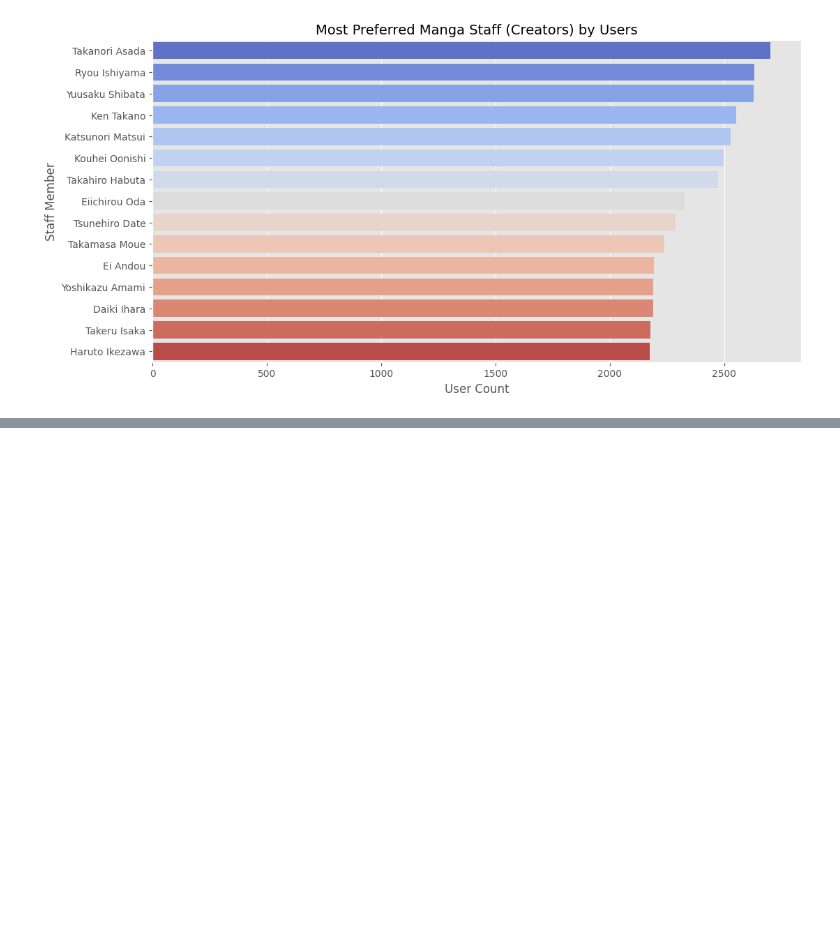
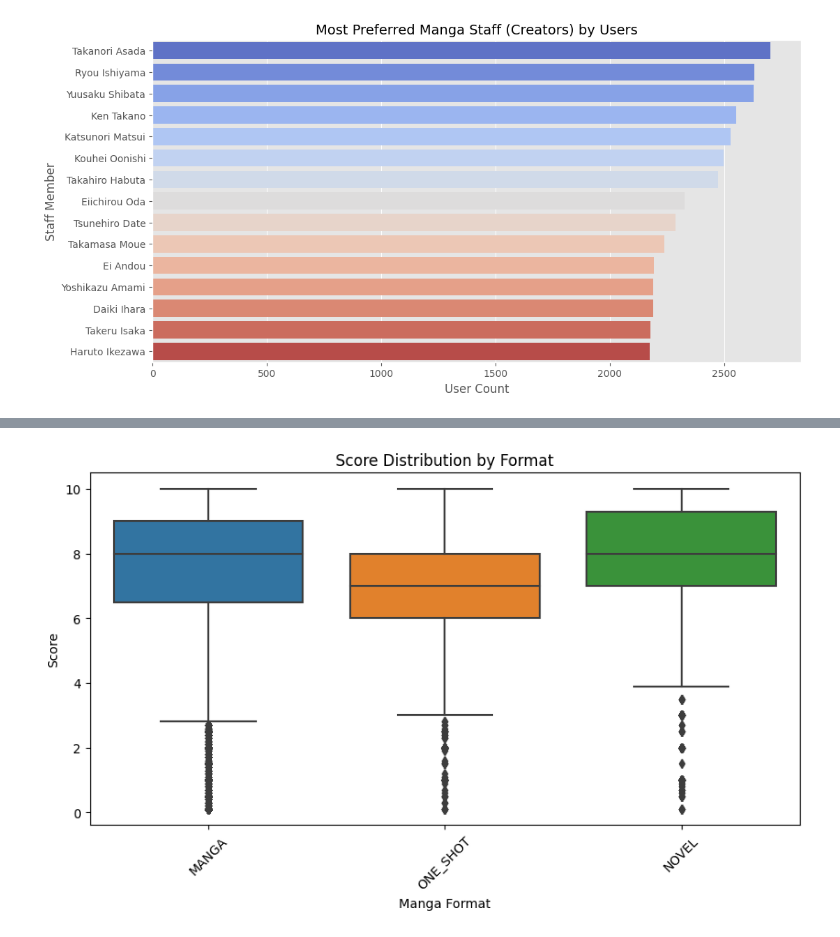
Before and after one commit to Trung-Dan-Phan/manga_recommender_system, a Jupyter notebook: notebooks/eda.ipynb, the cells around one changed output, grey strips where cells are left out. Cells and saved outputs as stored; diff of their text form; code cells hidden in the pictures; blank space fills up the shorter version.

```diff
--- a/notebooks/eda.ipynb
+++ b/notebooks/eda.ipynb
@@ -489,0 +601,11 @@ plt.show()
+# %%
+### Boxplot of Scores by Format
+plt.figure(figsize=(10, 5))
+sns.boxplot(x="Format", y="Normalized Score", data=users_df)
+plt.xlabel("Manga Format")
+plt.ylabel("Score")
+plt.title("Score Distribution by Format")
+plt.xticks(rotation=45)
+plt.show()
+# %% [output]
+[figure, added]
```
Also changed, not shown: parts of 18 cells of this notebook.
